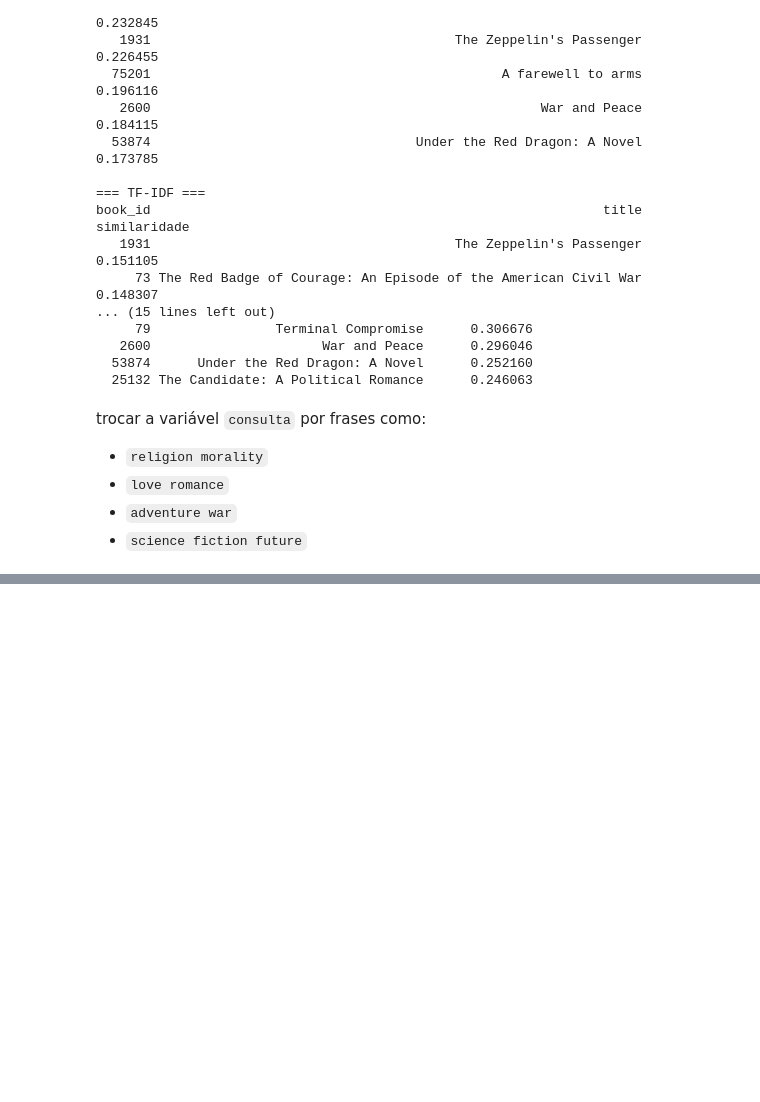
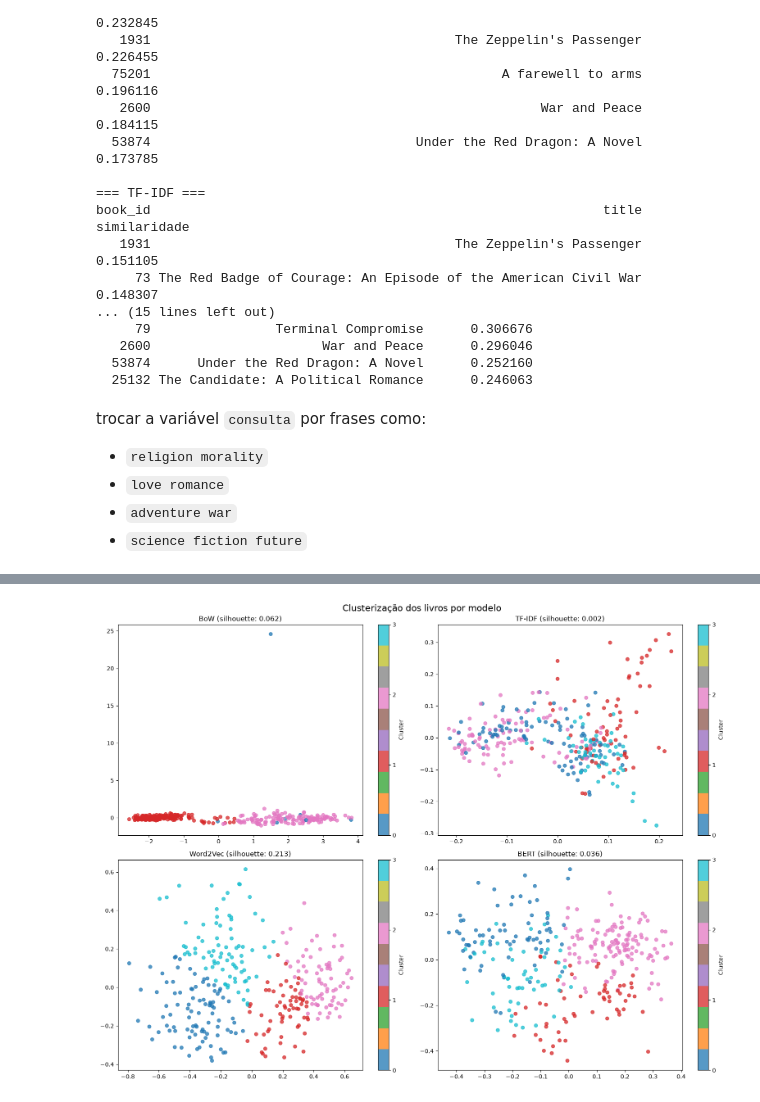
Before and after one commit to marcelliharbs/literary-genre-classifier, a Jupyter notebook: comparacao_modelos.ipynb, the cells around one changed output, grey strips where cells are left out. Saved outputs shown, nothing was run; the diff lists cells and outputs as text; code cells hidden in the pictures; blank space fills up the shorter version.

Commit message:
clusterizacao + pca e visualizacao

```diff
--- a/comparacao_modelos.ipynb
+++ b/comparacao_modelos.ipynb
@@ -155,0 +214,23 @@ trocar a variável `consulta` por frases como:
+# %%
+fig, axes = plt.subplots(2, 2, figsize=(16, 12))
+
+for ax, (nome, resultado) in zip(axes.flat, resultados_clusterizacao.items()):
+    coordenadas = resultado['coordenadas_pca']
+    pontos = ax.scatter(
+        coordenadas[:, 0],
+        coordenadas[:, 1],
+        c=resultado['clusters'],
+        cmap='tab10',
+        vmin=0,
+        vmax=N_CLUSTERS - 1,
+        alpha=0.75,
+        s=35
+    )
+    ax.set_title(f"{nome} (silhouette: {resultado['silhouette']:.3f})")
+    fig.colorbar(pontos, ax=ax, ticks=range(N_CLUSTERS), label='Cluster')
+
+fig.suptitle('Clusterização dos livros por modelo', fontsize=16)
+fig.tight_layout()
+plt.show()
+# %% [output]
+[figure, added]
```
Also changed, not shown: parts of 5 cells of this notebook.
